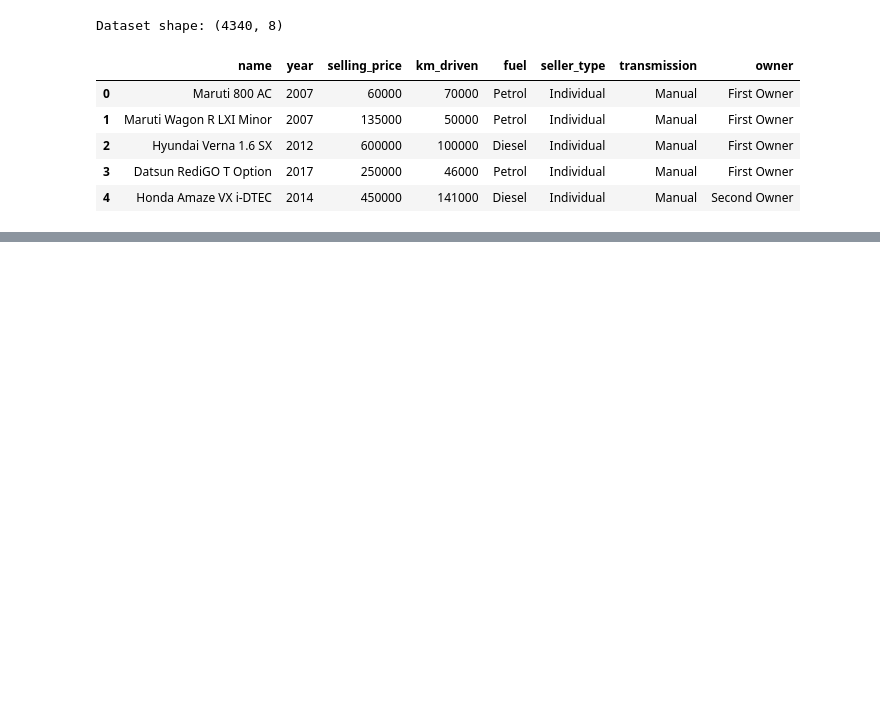
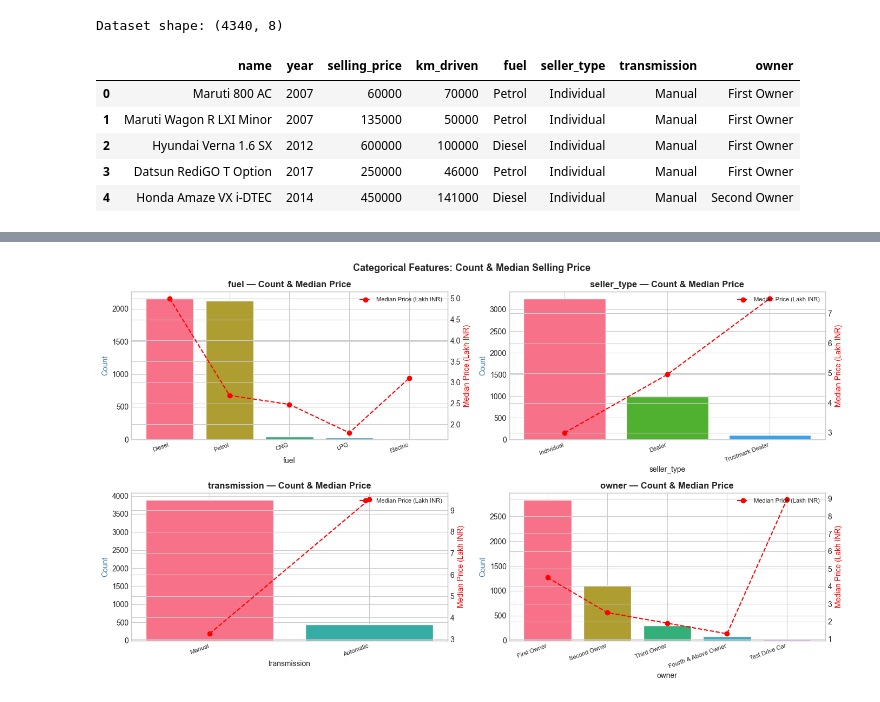
Before and after one commit to Pemula6798/web_app_pricemycar, a Jupyter notebook: evaluasi/evaluasi.ipynb, the cells around one changed output, grey strips where cells are left out. Drawn from its saved outputs; the diff is of its cells as text; code cells hidden in the pictures; blank space fills up the shorter version.

```diff
--- a/evaluasi/evaluasi.ipynb
+++ b/evaluasi/evaluasi.ipynb
@@ -780,0 +57,7 @@ Saved: ordinal_encoder.pkl, brand_freq_map.pkl, feature_columns.pkl
+# %%
+print(df.info())
+print('\nMissing values:')
+print(df.isnull().sum())
+print('\nUnique values per column:')
+for col in df.select_dtypes('object').columns:
+    print(f'  {col}: {df[col].nunique()} unique → {df[col].unique()[:5]}')
@@ -780,0 +126,21 @@ Saved: ordinal_encoder.pkl, brand_freq_map.pkl, feature_columns.pkl
+# %%
+fig, axes = plt.subplots(2, 2, figsize=(14, 8))
+for ax, col in zip(axes.flatten(), ['fuel', 'seller_type', 'transmission', 'owner']):
+    counts = df[col].value_counts()
+    medians = df.groupby(col)['selling_price'].median().reindex(counts.index)
+    bars = ax.bar(counts.index, counts.values, color=sns.color_palette('husl', len(counts)), edgecolor='white')
+    ax.set_title(f'{col} — Count & Median Price', fontweight='bold')
+    ax.set_xlabel(col)
+    ax.set_ylabel('Count', color='steelblue')
+    ax2 = ax.twinx()
+    ax2.plot(range(len(counts)), medians.values / 1e5, 'r--o', ms=6, label='Median Price (Lakh INR)')
+    ax2.set_ylabel('Median Price (Lakh INR)', color='red')
+    ax2.legend(loc='upper right', fontsize=8)
+    ax.set_xticks(range(len(counts)))
+    ax.set_xticklabels(counts.index, rotation=20, ha='right', fontsize=8)
+plt.suptitle('Categorical Features: Count & Median Selling Price', fontsize=13, fontweight='bold')
+plt.tight_layout()
+plt.savefig('eda_categorical.png', dpi=150, bbox_inches='tight')
+plt.show()
+# %% [output]
+[figure, added]
```
Also changed, not shown: parts of 92 cells of this notebook, 1 other file.
